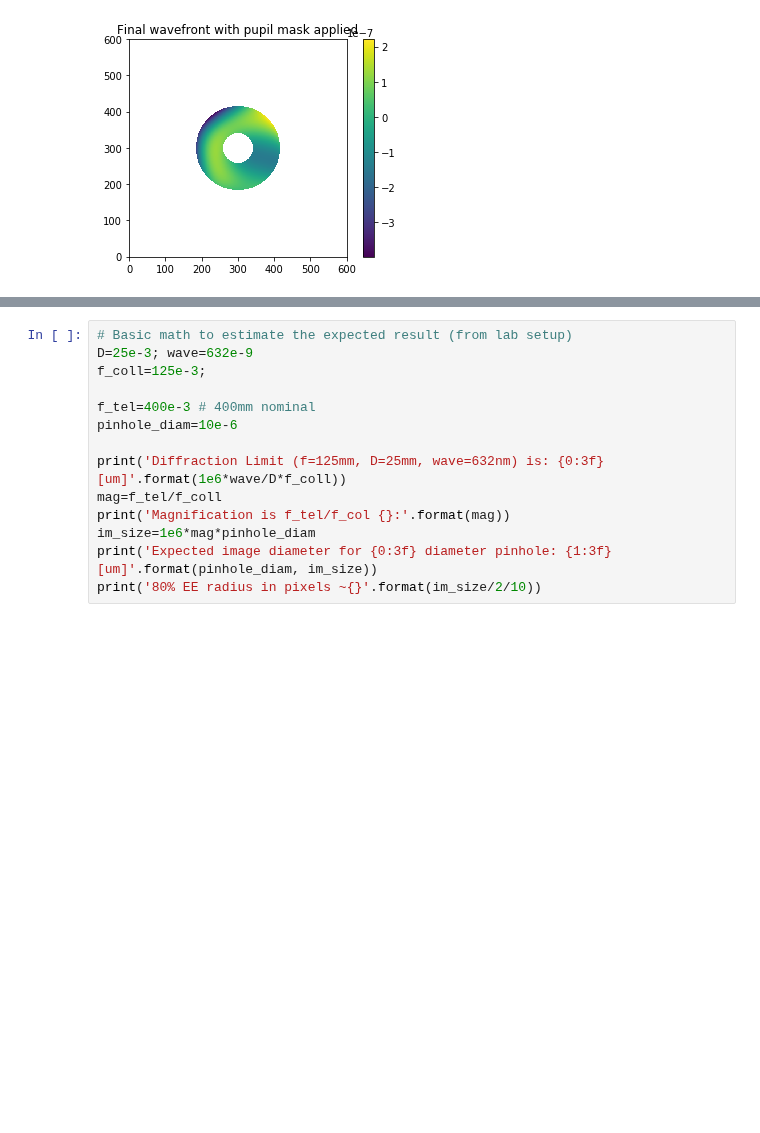
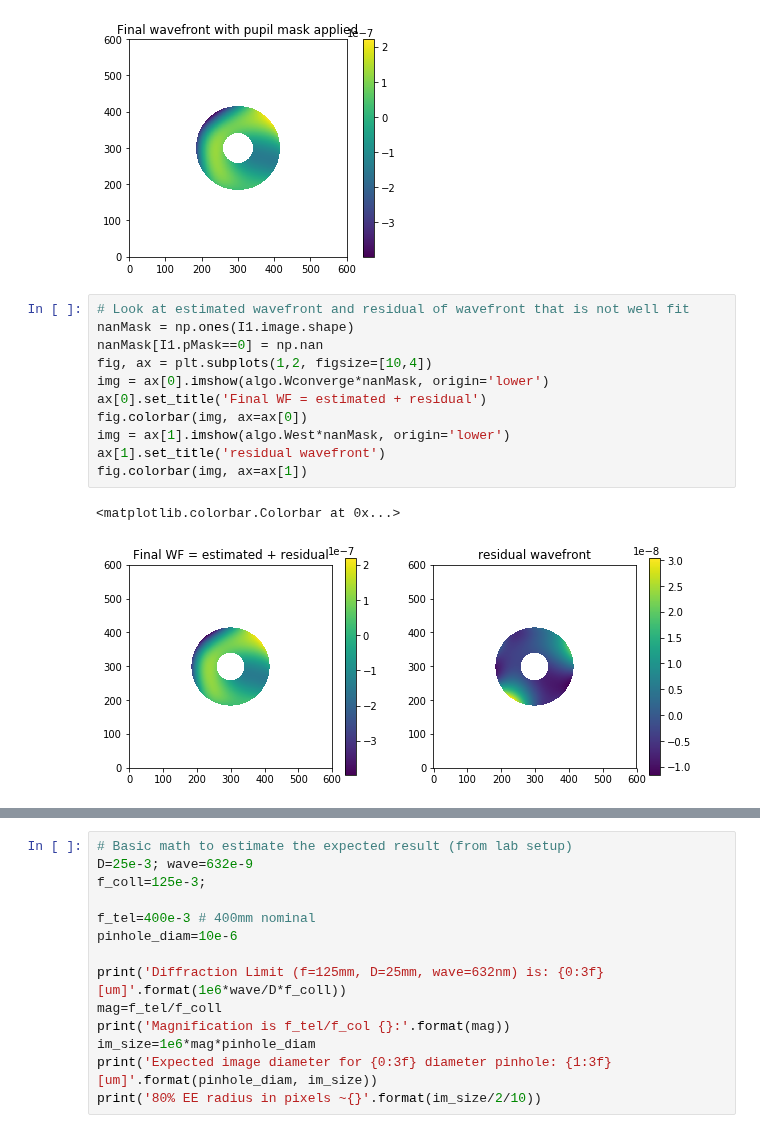
Before and after one commit to lsst-ts/ts_notebooks, a Jupyter notebook: pingraham/summit_notebooks/AT_201909/CWFS_ATCollCam.ipynb, the cells around one changed output, grey strips where cells are left out. Saved outputs shown, nothing was run; the diff lists cells and outputs as text; blank space fills up the shorter version.

```diff
--- a/pingraham/summit_notebooks/AT_201909/CWFS_ATCollCam.ipynb
+++ b/pingraham/summit_notebooks/AT_201909/CWFS_ATCollCam.ipynb
@@ -365,3 +380,17 @@ plots.plotImage(algo.Wconverge,'Final wavefront')
 plots.plotImage(algo.Wconverge,'Final wavefront with pupil mask applied', mask=algo.pMask)
 # %% [output]
 [figure]
+# %%
+# Look at estimated wavefront and residual of wavefront that is not well fit
+nanMask = np.ones(I1.image.shape)
+nanMask[I1.pMask==0] = np.nan
+fig, ax = plt.subplots(1,2, figsize=[10,4])
+img = ax[0].imshow(algo.Wconverge*nanMask, origin='lower')
+ax[0].set_title('Final WF = estimated + residual')
+fig.colorbar(img, ax=ax[0])
+img = ax[1].imshow(algo.West*nanMask, origin='lower')
+ax[1].set_title('residual wavefront')
+fig.colorbar(img, ax=ax[1])
+# %% [output]
+<matplotlib.colorbar.Colorbar at 0x...>
+[figure, added]
```
Also changed, not shown: parts of 20 cells of this notebook.
